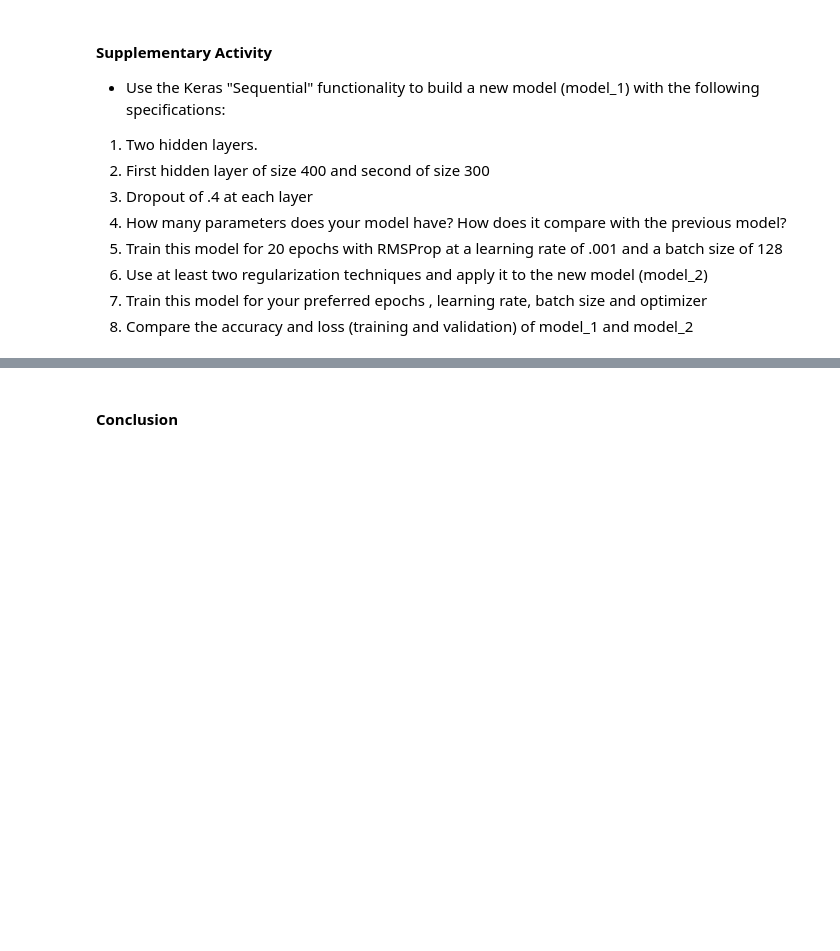
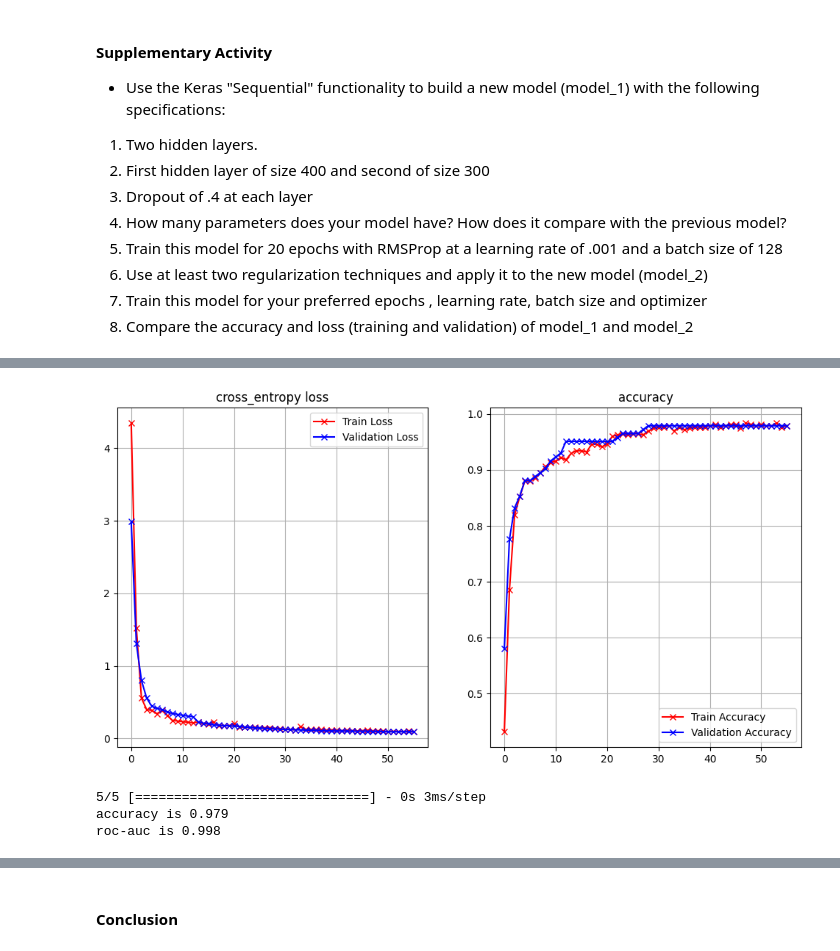
Before and after one commit to qkestacion07/CPE313, a Jupyter notebook: Hands_on_Activity_1_3_Regularization.ipynb, the cells around one changed output, grey strips where cells are left out. Cells and saved outputs as stored; diff of their text form; code cells hidden in the pictures; blank space fills up the shorter version.

```diff
--- a/Hands_on_Activity_1_3_Regularization.ipynb
+++ b/Hands_on_Activity_1_3_Regularization.ipynb
@@ -317,0 +402,30 @@ Epoch 24/40
+# %%
+model_3 = Sequential()
+model_3.add(Dense(20, activation='relu', input_shape=(30,), kernel_regularizer=l2(0.001)))
+model_3.add(Dropout(0.02))
+model_3.add(Dense(10, activation='relu', kernel_regularizer=l2(0.001)))
+model_3.add(Dropout(0.02))
+model_3.add(Dense(1, activation='tanh'))
+#epochs , learning rate, batch size and optimizer
+learning_rate = .0005
+model_3.compile(loss='binary_crossentropy',
+              optimizer=Adam(lr=learning_rate),
+              metrics=['accuracy'])
+batch_size = 30
+epochs = 100
+
+callback = EarlyStopping(
+    monitor="val_loss",
+    patience=4,
+    verbose=0,
+    mode="auto",
+    restore_best_weights=True,
+)
+
+history_3 = model_3.fit(
+    x_train, y_train,
+    batch_size=batch_size,
+    callbacks=[callback],
+    epochs=epochs,
+    verbose=1,
+    validation_data=(x_test, y_test))
@@ -317,0 +451,13 @@ Epoch 24/40
+# %%
+plot_loss_accuracy(history_3)
+# %% [output]
+[figure, added]
+# %%
+y_pred_prob_nn = model_3.predict(x_test)
+y_pred_class_nn = (y_pred_prob_nn > 0.5).astype("int32")
+print('accuracy is {:.3f}'.format(accuracy_score(y_test,y_pred_class_nn)))
+print('roc-auc is {:.3f}'.format(roc_auc_score(y_test,y_pred_prob_nn)))
+# %% [output]
+5/5 [==============================] - 0s 3ms/step
+accuracy is 0.979
+roc-auc is 0.998
```
Also changed, not shown: parts of 23 cells of this notebook, 1 other file.
